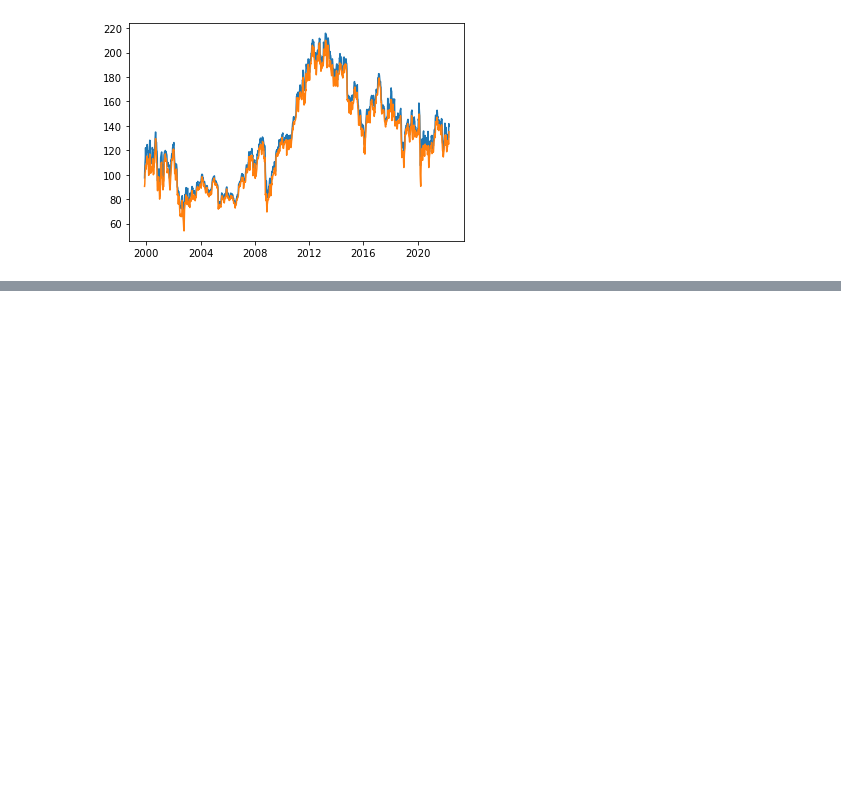
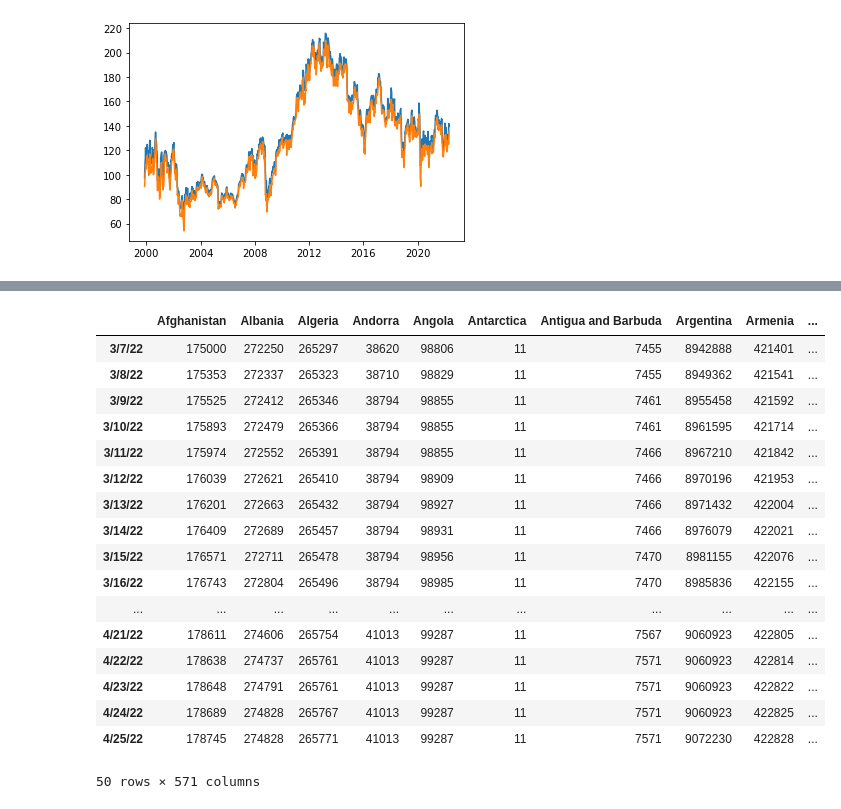
Before and after one commit to AIDA-Saskatchewan-polytechnic/Group-3-Final-Project, a Jupyter notebook: Project_Submit.ipynb, the cells around one changed output, grey strips where cells are left out. Saved outputs shown, nothing was run; the diff lists cells and outputs as text; code cells hidden in the pictures; blank space fills up the shorter version.

```diff
--- a/Project_Submit.ipynb
+++ b/Project_Submit.ipynb
@@ -290,0 +356,4 @@ plt.plot(df_USA_stocks['3. low'])
+# %%
+q=pd.DataFrame(x).transpose()
+w=q.drop(['Lat', 'Long','Province/State'], axis=0)
+w
@@ -290,0 +374,4 @@ plt.plot(df_USA_stocks['3. low'])
+# %%
+e=pd.DataFrame(y).transpose()
+r=e.drop(['Lat', 'Long','Province/State'], axis=0)
+r
@@ -290,0 +392,3 @@ plt.plot(df_USA_stocks['3. low'])
+# %%
+df_set=w.join(r, lsuffix='_Cases', rsuffix='_Deaths')
+display(df_set)
@@ -290,0 +409,24 @@ plt.plot(df_USA_stocks['3. low'])
+# %%
+t = df_set.join(u1)
+p = t.join(i1)
+ds = p.join(o1)
+ds.tail(50)
+# %% [output]
+|  | Afghanistan | Albania | Algeria | Andorra | Angola | Antarctica | Antigua and Barbuda | Argentina | Armenia | ... |
+| 3/7/22 | 175000 | 272250 | 265297 | 38620 | 98806 | 11 | 7455 | 8942888 | 421401 | ... |
+| 3/8/22 | 175353 | 272337 | 265323 | 38710 | 98829 | 11 | 7455 | 8949362 | 421541 | ... |
+| 3/9/22 | 175525 | 272412 | 265346 | 38794 | 98855 | 11 | 7461 | 8955458 | 421592 | ... |
+| 3/10/22 | 175893 | 272479 | 265366 | 38794 | 98855 | 11 | 7461 | 8961595 | 421714 | ... |
+| 3/11/22 | 175974 | 272552 | 265391 | 38794 | 98855 | 11 | 7466 | 8967210 | 421842 | ... |
+| 3/12/22 | 176039 | 272621 | 265410 | 38794 | 98909 | 11 | 7466 | 8970196 | 421953 | ... |
+| 3/13/22 | 176201 | 272663 | 265432 | 38794 | 98927 | 11 | 7466 | 8971432 | 422004 | ... |
+| 3/14/22 | 176409 | 272689 | 265457 | 38794 | 98931 | 11 | 7466 | 8976079 | 422021 | ... |
+| 3/15/22 | 176571 | 272711 | 265478 | 38794 | 98956 | 11 | 7470 | 8981155 | 422076 | ... |
+| 3/16/22 | 176743 | 272804 | 265496 | 38794 | 98985 | 11 | 7470 | 8985836 | 422155 | ... |
+| ... | ... | ... | ... | ... | ... | ... | ... | ... | ... | ... |
+| 4/21/22 | 178611 | 274606 | 265754 | 41013 | 99287 | 11 | 7567 | 9060923 | 422805 | ... |
+| 4/22/22 | 178638 | 274737 | 265761 | 41013 | 99287 | 11 | 7571 | 9060923 | 422814 | ... |
+| 4/23/22 | 178648 | 274791 | 265761 | 41013 | 99287 | 11 | 7571 | 9060923 | 422822 | ... |
+| 4/24/22 | 178689 | 274828 | 265767 | 41013 | 99287 | 11 | 7571 | 9060923 | 422825 | ... |
+| 4/25/22 | 178745 | 274828 | 265771 | 41013 | 99287 | 11 | 7571 | 9072230 | 422828 | ... |
+50 rows × 571 columns
```
Also changed, not shown: parts of 35 cells of this notebook.
